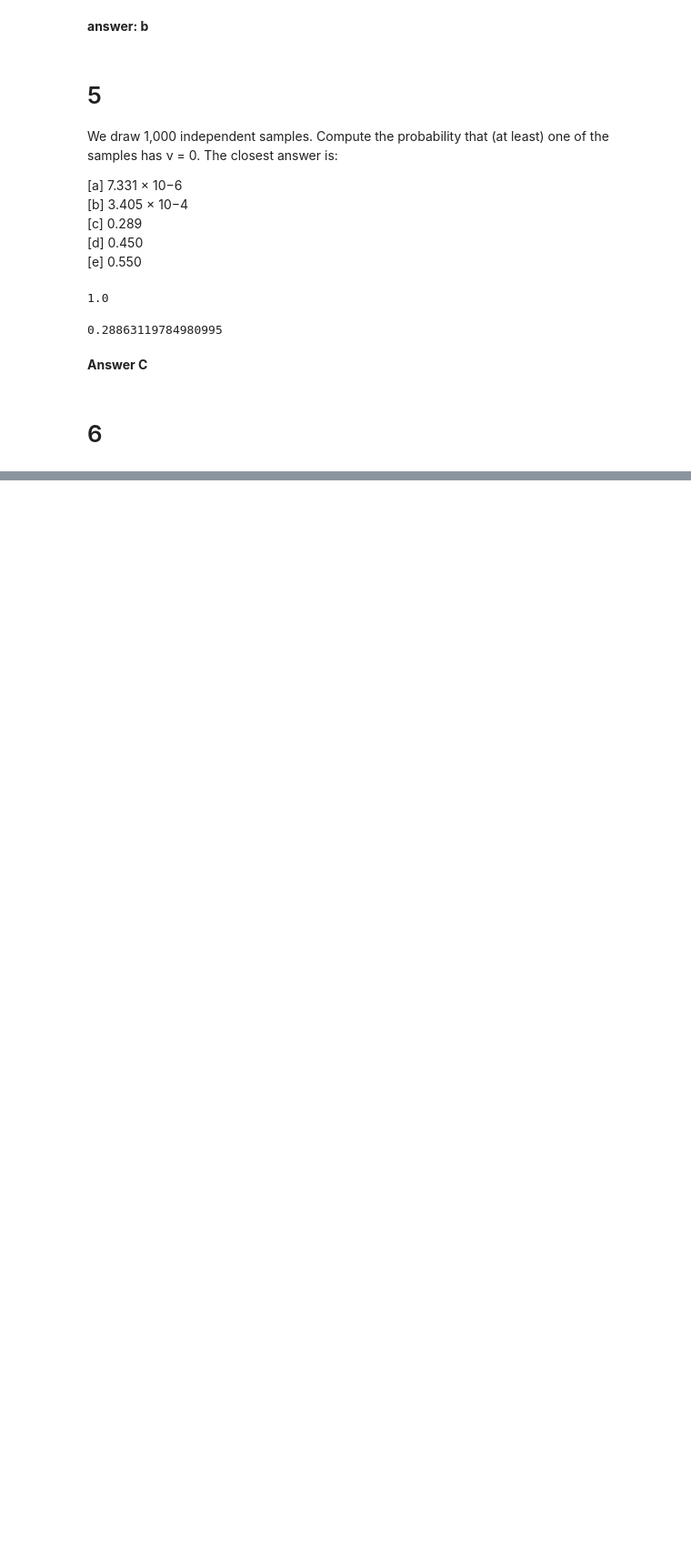
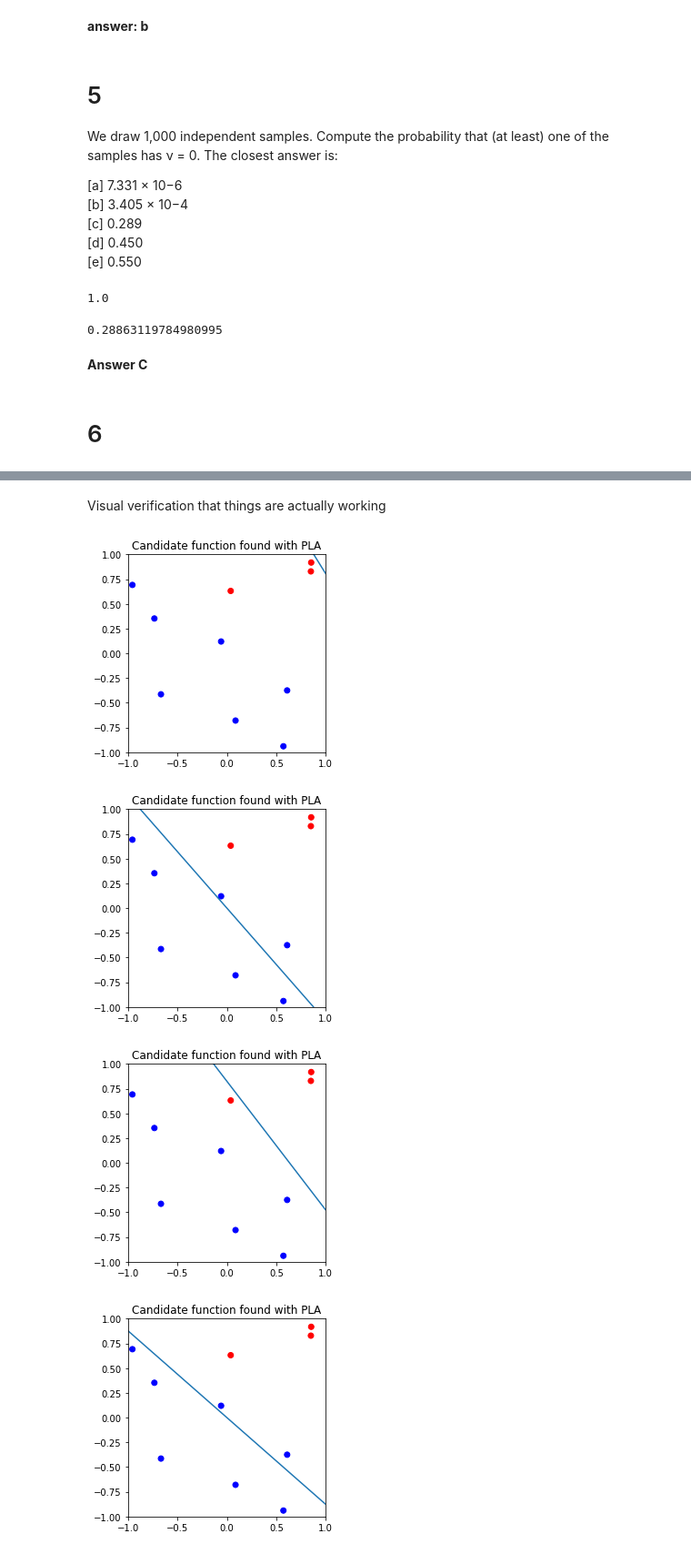
Before and after one commit to roessland/learning-from-data, a Jupyter notebook: homework-1/Learning From Data Homework 1.ipynb, the cells around one changed output, grey strips where cells are left out. Shown at 91% size. Cells and saved outputs as stored; diff of their text form; code cells hidden in the pictures; blank space fills up the shorter version.

```diff
--- a/homework-1/Learning From Data Homework 1.ipynb
+++ b/homework-1/Learning From Data Homework 1.ipynb
@@ -125,0 +242,15 @@ todo
+# %% [markdown]
+Visual verification that things are actually working
+# %%
+
+ds = Dataset(num_points=10)
+
+
+pla = PLA(dataset=ds)
+pla.fit(plot_iters=True)
+ds.plot()
+# %% [output]
+[figure, added]
+[figure, added]
+[figure, added]
+[figure, added]
```
Also changed, not shown: parts of 14 cells of this notebook.
